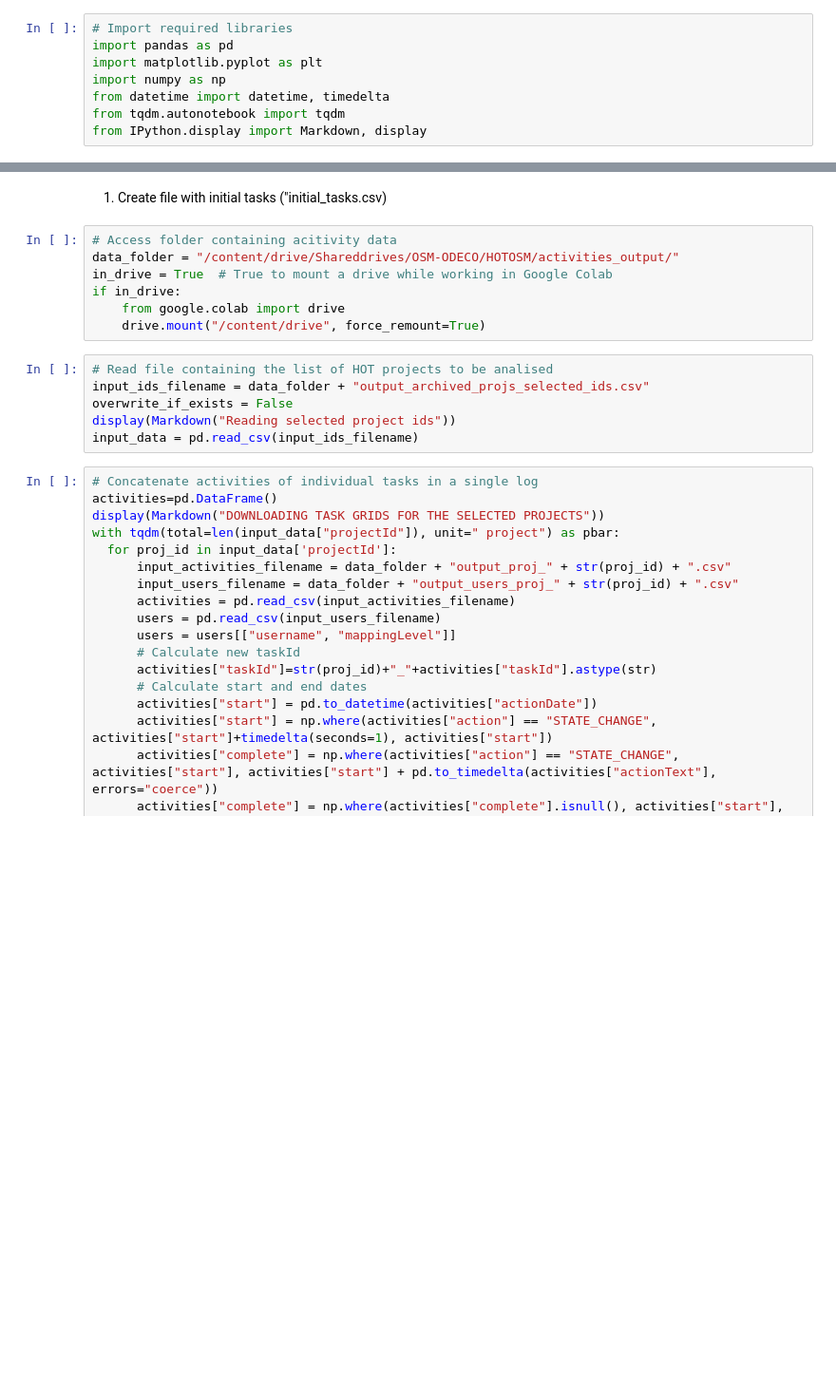
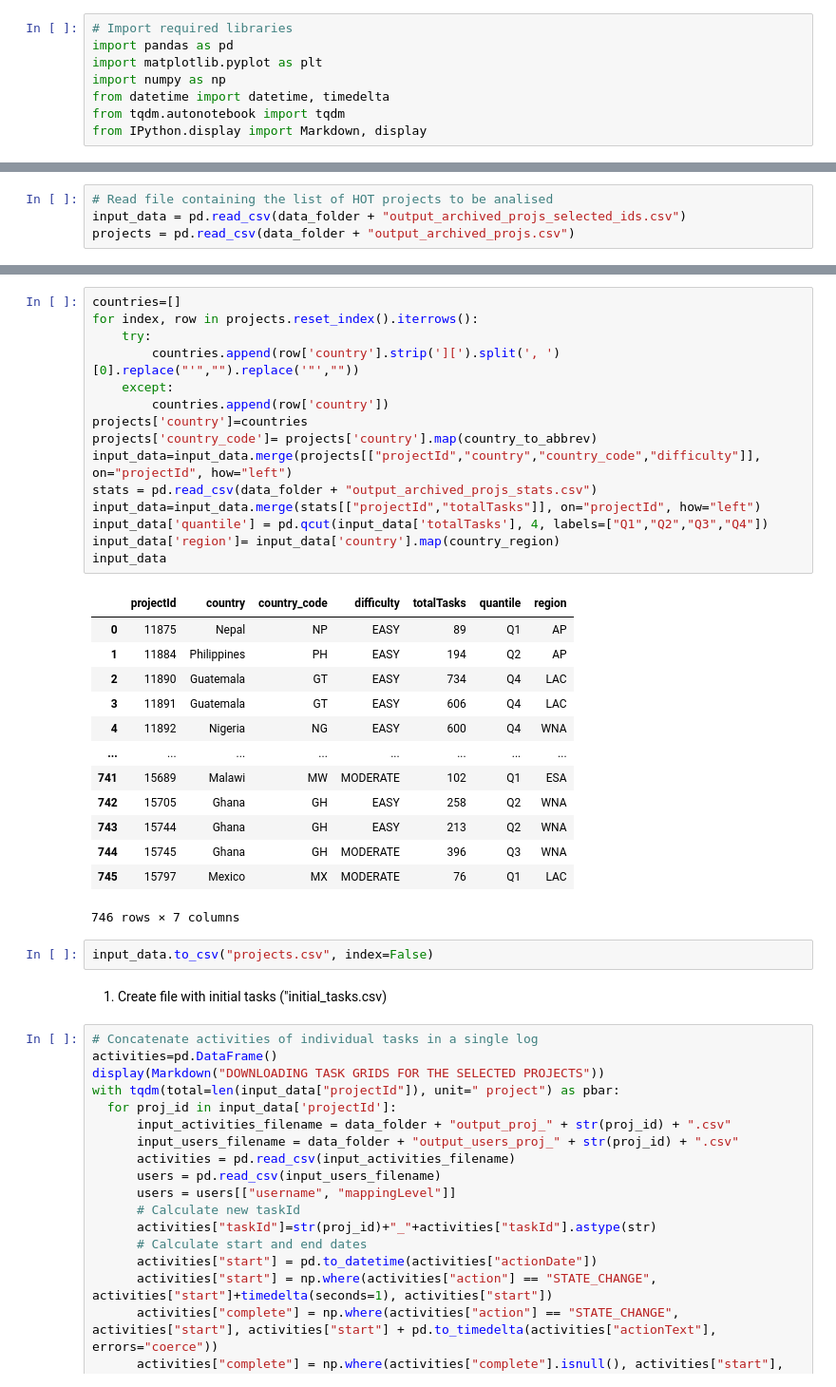
Before and after one commit to Robot8A/beh-analysis-hotosm-tm, a Jupyter notebook: Data_preprocessing.ipynb, the cells around one changed output, grey strips where cells are left out. Shown at 95% size. Cells and saved outputs as stored; diff of their text form; blank space fills up the shorter version.

```diff
--- a/Data_preprocessing.ipynb
+++ b/Data_preprocessing.ipynb
@@ -10,0 +22,4 @@ from IPython.display import Markdown, display
+# %%
+# Read file containing the list of HOT projects to be analised
+input_data = pd.read_csv(data_folder + "output_archived_projs_selected_ids.csv")
+projects = pd.read_csv(data_folder + "output_archived_projs.csv")
@@ -11,18 +535,36 @@ from IPython.display import Markdown, display
+# %%
+countries=[]
+for index, row in projects.reset_index().iterrows():
+    try:
+        countries.append(row['country'].strip('][').split(', ')[0].replace("'","").replace('"',""))
+    except:
+        countries.append(row['country'])
+projects['country']=countries
+projects['country_code']= projects['country'].map(country_to_abbrev)
+input_data=input_data.merge(projects[["projectId","country","country_code","difficulty"]], on="projectId", how="left")
+stats = pd.read_csv(data_folder + "output_archived_projs_stats.csv")
+input_data=input_data.merge(stats[["projectId","totalTasks"]], on="projectId", how="left")
+input_data['quantile'] = pd.qcut(input_data['totalTasks'], 4, labels=["Q1","Q2","Q3","Q4"])
+input_data['region']= input_data['country'].map(country_region)
+input_data
+# %% [output]
+|  | projectId | country | country_code | difficulty | totalTasks | quantile | region |
+| 0 | 11875 | Nepal | NP | EASY | 89 | Q1 | AP |
+| 1 | 11884 | Philippines | PH | EASY | 194 | Q2 | AP |
+| 2 | 11890 | Guatemala | GT | EASY | 734 | Q4 | LAC |
+| 3 | 11891 | Guatemala | GT | EASY | 606 | Q4 | LAC |
+| 4 | 11892 | Nigeria | NG | EASY | 600 | Q4 | WNA |
+| ... | ... | ... | ... | ... | ... | ... | ... |
+| 741 | 15689 | Malawi | MW | MODERATE | 102 | Q1 | ESA |
+| 742 | 15705 | Ghana | GH | EASY | 258 | Q2 | WNA |
+| 743 | 15744 | Ghana | GH | EASY | 213 | Q2 | WNA |
+| 744 | 15745 | Ghana | GH | MODERATE | 396 | Q3 | WNA |
+| 745 | 15797 | Mexico | MX | MODERATE | 76 | Q1 | LAC |
+746 rows × 7 columns
+# %%
+input_data.to_csv("projects.csv", index=False)
 # %% [markdown]
 1) Create file with initial tasks ("initial_tasks.csv)
-# %%
-# Access folder containing acitivity data
-data_folder = "/content/drive/Shareddrives/OSM-ODECO/HOTOSM/activities_output/"
-in_drive = True  # True to mount a drive while working in Google Colab
-if in_drive:
-    from google.colab import drive
-    drive.mount("/content/drive", force_remount=True)
-# %%
-# Read file containing the list of HOT projects to be analised
-input_ids_filename = data_folder + "output_archived_projs_selected_ids.csv"
-overwrite_if_exists = False
-display(Markdown("Reading selected project ids"))
-input_data = pd.read_csv(input_ids_filename)
 # %%
 # Concatenate activities of individual tasks in a single log
 activities=pd.DataFrame()
```
Also changed, not shown: parts of 4 cells of this notebook.
